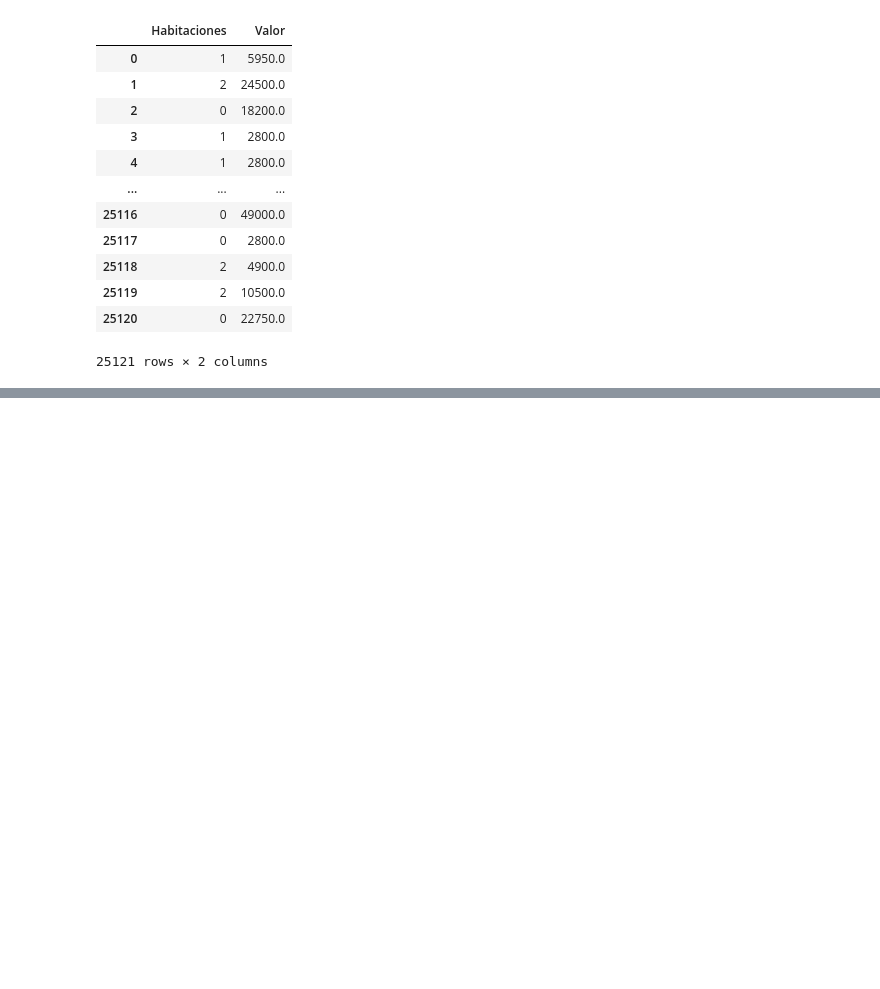
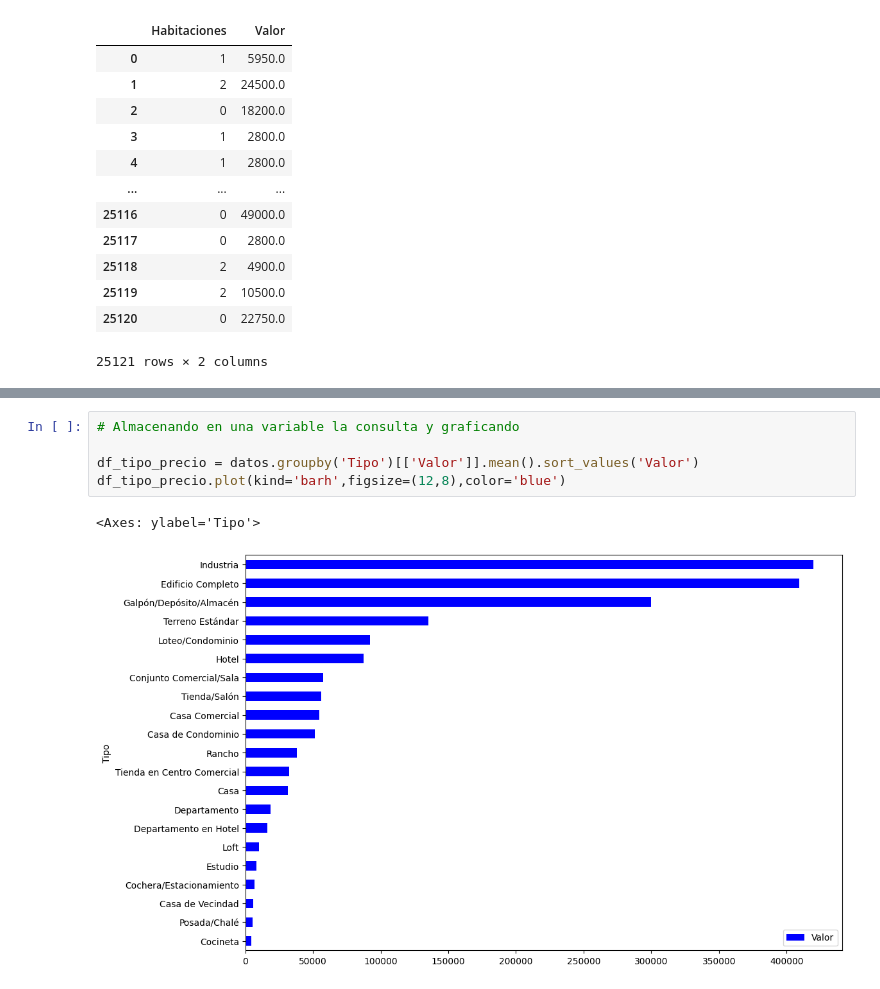
Before and after one commit to jbcodedev/py-pandas-bib, a Jupyter notebook: pandas-bib.ipynb, the cells around one changed output, grey strips where cells are left out. Drawn from its saved outputs; the diff is of its cells as text; blank space fills up the shorter version.

```diff
--- a/pandas-bib.ipynb
+++ b/pandas-bib.ipynb
@@ -175,0 +265,8 @@ datos[['Habitaciones','Valor']]
+# %%
+# Almacenando en una variable la consulta y graficando
+
+df_tipo_precio = datos.groupby('Tipo')[['Valor']].mean().sort_values('Valor')
+df_tipo_precio.plot(kind='barh',figsize=(12,8),color='blue')
+# %% [output]
+<Axes: ylabel='Tipo'>
+[figure, added]
```
Also changed, not shown: parts of 33 cells of this notebook.
